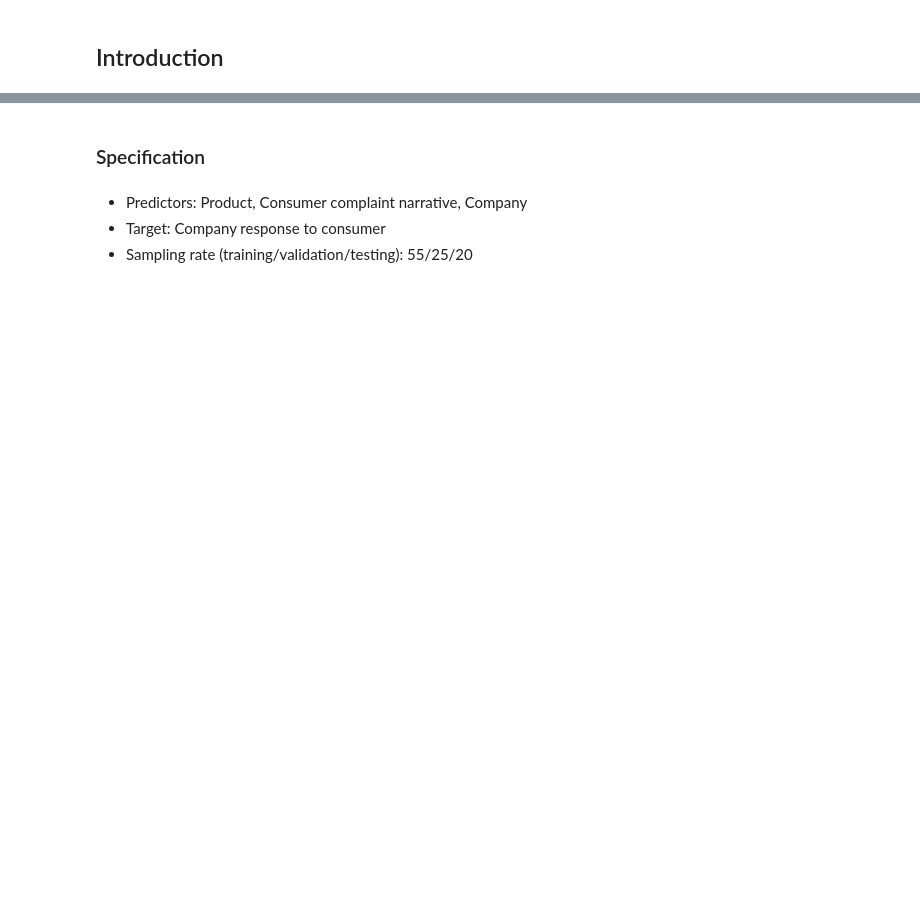
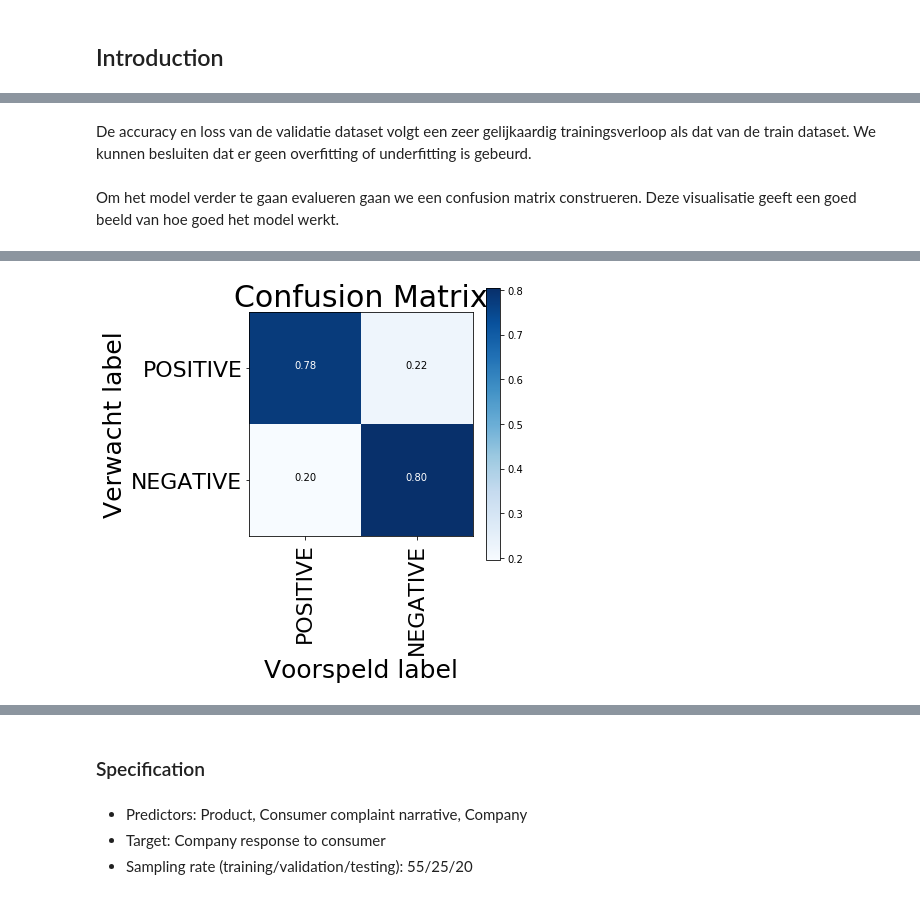
Before and after one commit to WouterStemgee/applied-machine-learning-consumer-complaints-database, a Jupyter notebook: sprint3/sprint3.ipynb, the cells around one changed output, grey strips where cells are left out. Cells and saved outputs as stored; diff of their text form; code cells hidden in the pictures; blank space fills up the shorter version.

```diff
--- a/sprint3/sprint3.ipynb
+++ b/sprint3/sprint3.ipynb
@@ -25,0 +445,7 @@ complaints_source_df.head()
+# %%
+from keras.preprocessing.sequence import pad_sequences
+
+SEQUENCE_LENGTH = 300
+
+x_train = pad_sequences(tokenizer.texts_to_sequences(df_train.tokens), maxlen=SEQUENCE_LENGTH)
+x_test = pad_sequences(tokenizer.texts_to_sequences(df_test.tokens), maxlen=SEQUENCE_LENGTH)
@@ -25,0 +638,41 @@ complaints_source_df.head()
+# %% [markdown]
+De accuracy en loss van de validatie dataset volgt een zeer gelijkaardig trainingsverloop als dat van de train dataset. We kunnen besluiten dat er geen overfitting of underfitting is gebeurd.
+# %% [markdown]
+Om het model verder te gaan evalueren gaan we een confusion matrix construeren. Deze visualisatie geeft een goed beeld van hoe goed het model werkt.
+# %%
+import itertools
+from sklearn.metrics import confusion_matrix
+
+def decode_sentiment(score):
+    return "NEGATIVE" if score < 0.5 else "POSITIVE"
+
+def plot_confusion_matrix(cm, classes, title='Confusion Matrix', cmap=plt.cm.Blues):
+    cm = cm.astype('float') / cm.sum(axis=1)[:, np.newaxis]
+
+    plt.imshow(cm, interpolation='nearest', cmap=cmap)
+    plt.title(title, fontsize=30)
+    plt.colorbar()
+    tick_marks = np.arange(len(classes))
+    plt.xticks(tick_marks, classes, rotation=90, fontsize=22)
+    plt.yticks(tick_marks, classes, fontsize=22)
+
+    fmt = '.2f'
+    thresh = cm.max() / 2.
+    for i, j in itertools.product(range(cm.shape[0]), range(cm.shape[1])):
+        plt.text(j, i, format(cm[i, j], fmt), horizontalalignment="center", color="white" if cm[i, j] > thresh else "black")
+
+    plt.ylabel('Verwacht label', fontsize=25)
+    plt.xlabel('Voorspeld label', fontsize=25)
+
+y_pred_1d = []
+y_test_1d = list(df_test.target)
+
+scores = model.predict(x_test, verbose=1, batch_size=1024)
+y_pred_1d = [decode_sentiment(score) for score in scores]
+
+cnf_matrix = confusion_matrix(y_test_1d, y_pred_1d)
+
+plt.figure(figsize=(5,5))
+plot_confusion_matrix(cnf_matrix, classes=df_train.target.unique(), title="Confusion Matrix")
+plt.show()
+# %% [output]
@@ -25,0 +680 @@ complaints_source_df.head()
+[figure, added]
```
Also changed, not shown: parts of 194 cells of this notebook.
